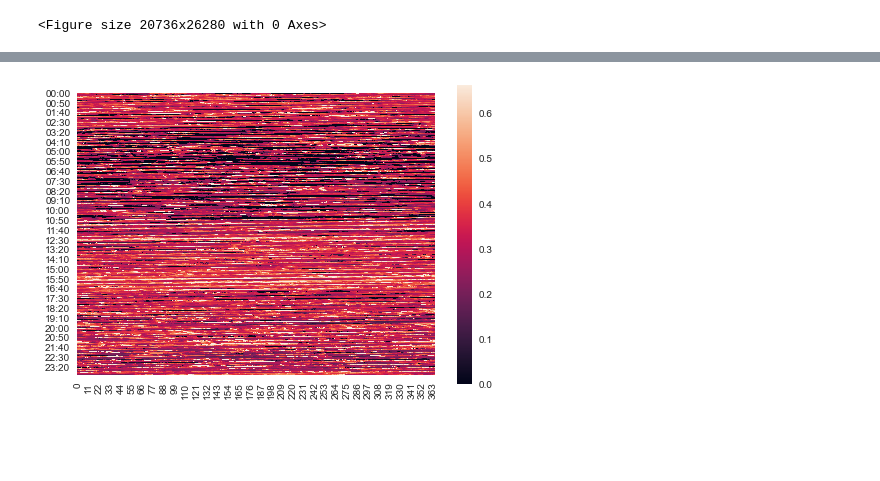
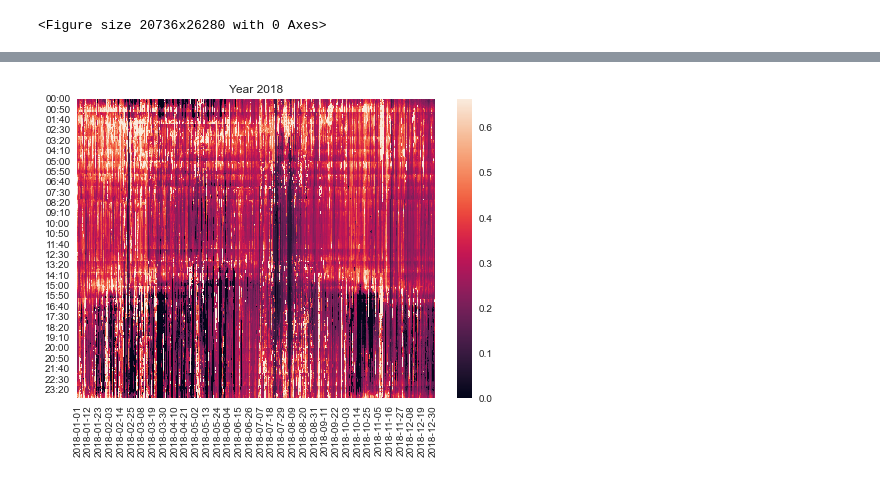
Before and after one commit to kaicheng0824/carbon_related_data_analytics, a Jupyter notebook: Analysis.ipynb, the cells around one changed output, grey strips where cells are left out. Drawn from its saved outputs; the diff is of its cells as text; code cells hidden in the pictures; blank space fills up the shorter version.

Commit message:
Heatmap Plots for Marginal Carbon

```diff
--- a/Analysis.ipynb
+++ b/Analysis.ipynb
@@ -73,9 +63,9 @@ for i in range (day):
         matrix[i*time+j] = MOER
 # %% [output]
 <Figure size 20736x26280 with 0 Axes>
-# %%
-matrix = matrix.reshape(time,day)
-# print(matrix)
+# %%
+matrix = matrix.reshape(day,time)
+# print(matrix)
 # %%
 theIndex = np.zeros(time,dtype=object)
 for i in range(time):
@@ -112,3 +113,0 @@ print(theColumn)
-# %%
-matrix = pd.DataFrame(matrix, columns=theColumn,index=theIndex)
-matrix
@@ -128,0 +114,3 @@ matrix
+# %%
+matrix = pd.DataFrame(matrix, columns=theIndex,index=theColumn)
+matrix.T
@@ -129,7 +131,11 @@ matrix
 # %%
 # month.plot(x="timestamp", y=["MOER version 2.0", "MOER version 1.0"])
-heat_map = sns.heatmap(matrix,square=True)
+yearplt = plt.axes()
+heat_map = sns.heatmap(matrix.T)
+yearplt.set_title('Year {}'.format(theYear))
+plt.savefig("./plots/marginal_emission_heatmap{}.png".format(theYear))
+plt.show()
 # %% [output]
-[figure, old version]
+[figure, new version]
 # %%
 # Analyze Different Season
```
Also changed, not shown: parts of 13 cells of this notebook, 12 other files.
